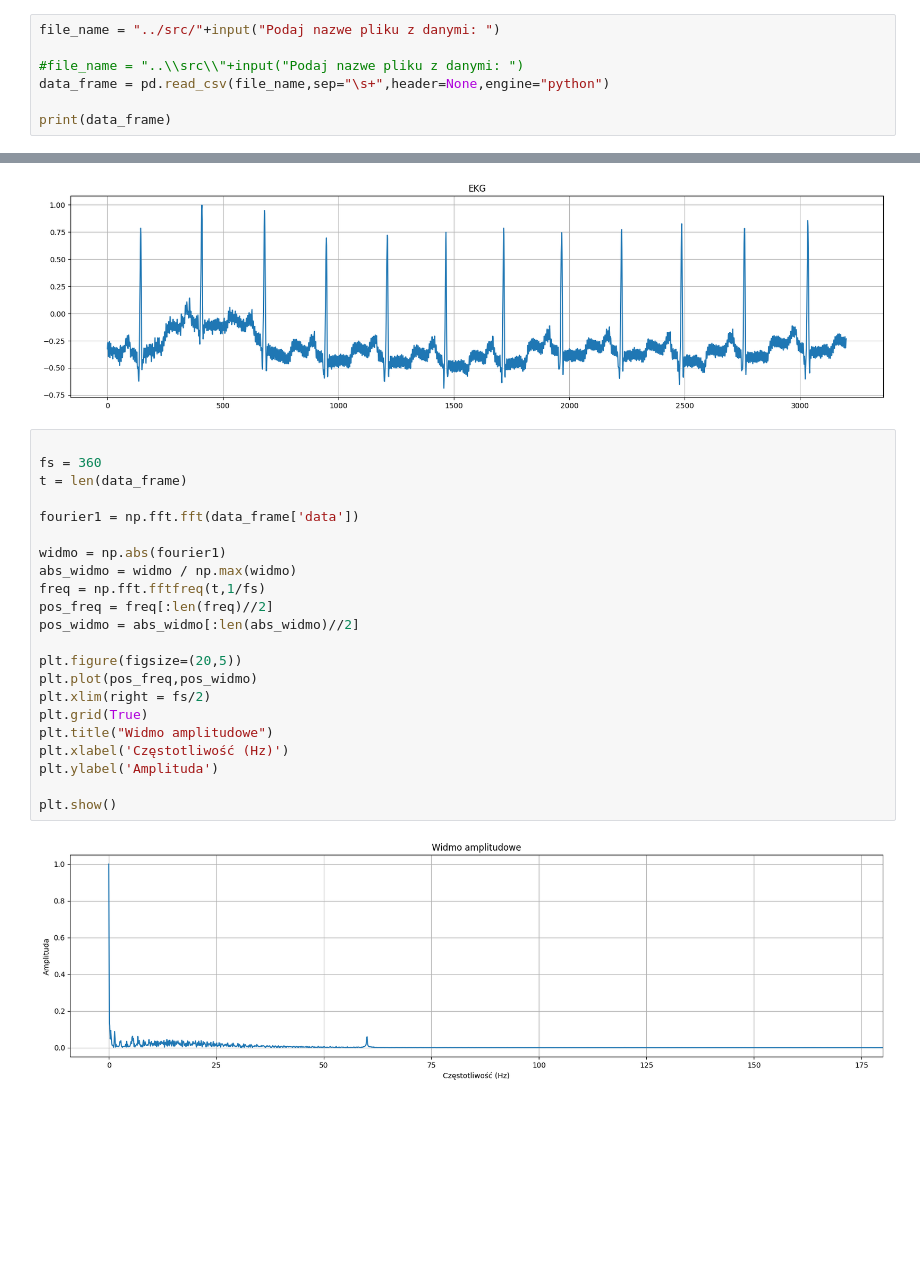
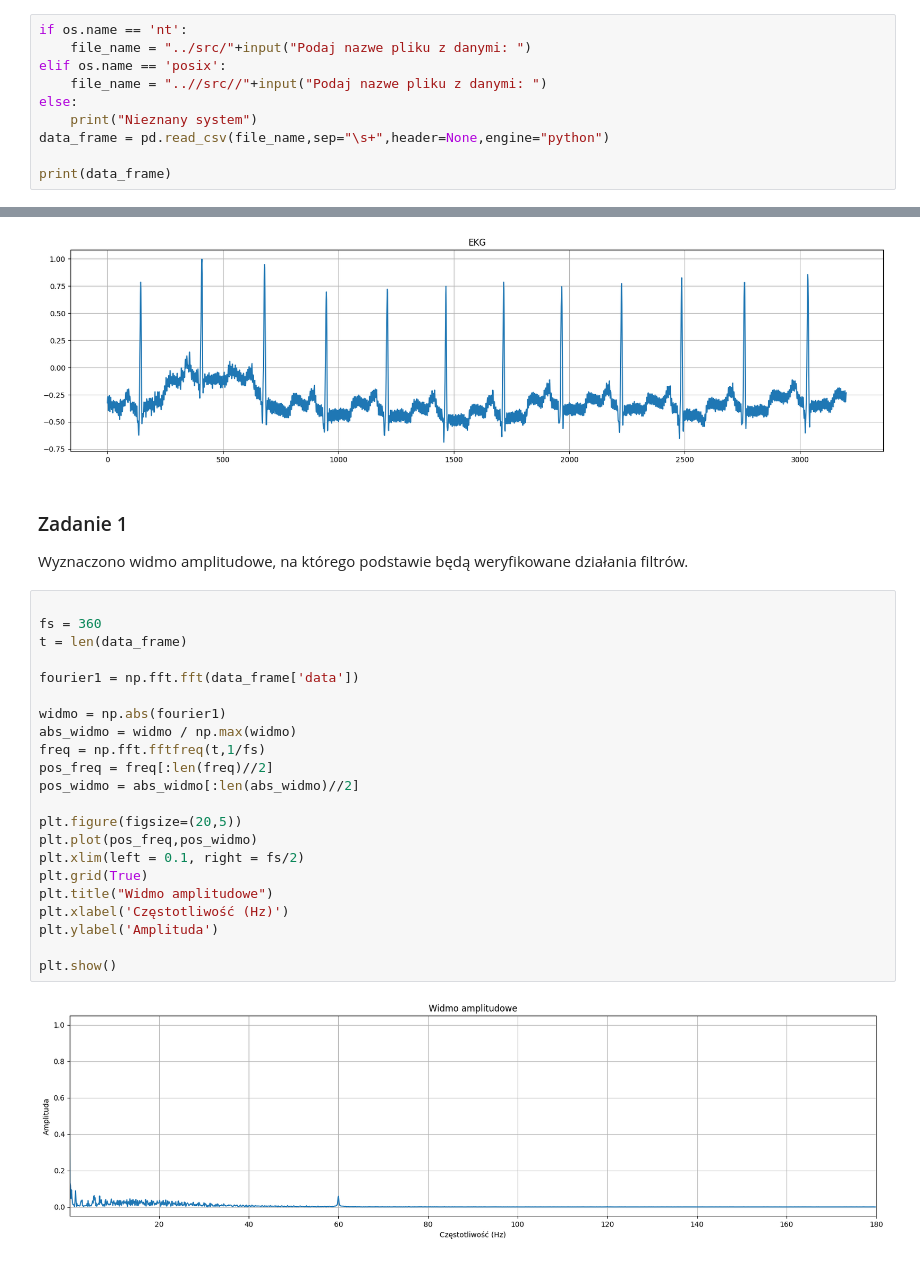
Before and after one commit to krysx7003/CPSO, a Jupyter notebook: Lab1/Cw4.ipynb, the cells around one changed output, grey strips where cells are left out. Saved outputs shown, nothing was run; the diff lists cells and outputs as text; blank space fills up the shorter version.

```diff
--- a/Lab1/Cw4.ipynb
+++ b/Lab1/Cw4.ipynb
@@ -24,7 +23,10 @@ import scipy.signal as sci
 # %%
-file_name = "../src/"+input("Podaj nazwe pliku z danymi: ")
-
-#file_name = "..\\src\\"+input("Podaj nazwe pliku z danymi: ")
+if os.name == 'nt':
+    file_name = "../src/"+input("Podaj nazwe pliku z danymi: ")
+elif os.name == 'posix':
+    file_name = "..//src//"+input("Podaj nazwe pliku z danymi: ")
+else:
+    print("Nieznany system")
 data_frame = pd.read_csv(file_name,sep="\s+",header=None,engine="python")
 
 print(data_frame)
@@ -38,27 +40,30 @@ plt.title("EKG")
 plt.show()
 # %% [output]
 [figure]
+# %% [markdown]
+### Zadanie 1
+Wyznaczono widmo amplitudowe, na którego podstawie będą weryfikowane działania filtrów.
 # %%
 
 fs = 360
 t = len(data_frame)
 
 fourier1 = np.fft.fft(data_frame['data'])
 
 widmo = np.abs(fourier1)
 abs_widmo = widmo / np.max(widmo)
 freq = np.fft.fftfreq(t,1/fs)
 pos_freq = freq[:len(freq)//2]
 pos_widmo = abs_widmo[:len(abs_widmo)//2]
 
 plt.figure(figsize=(20,5))
 plt.plot(pos_freq,pos_widmo)
-plt.xlim(right = fs/2)
+plt.xlim(left = 0.1, right = fs/2)
 plt.grid(True)
 plt.title("Widmo amplitudowe")
 plt.xlabel('Częstotliwość (Hz)')
 plt.ylabel('Amplituda')
 
 plt.show()
 # %% [output]
-[figure, old version]
+[figure, new version]
```
Also changed, not shown: parts of 8 cells of this notebook, 1 other file.
